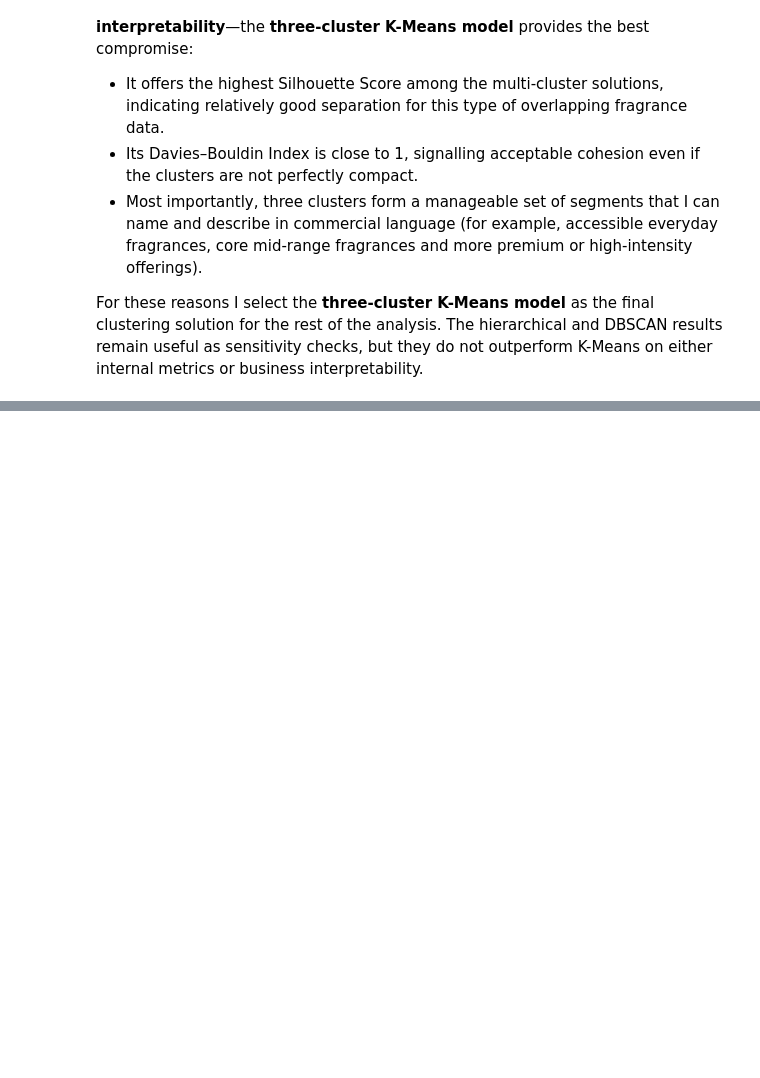
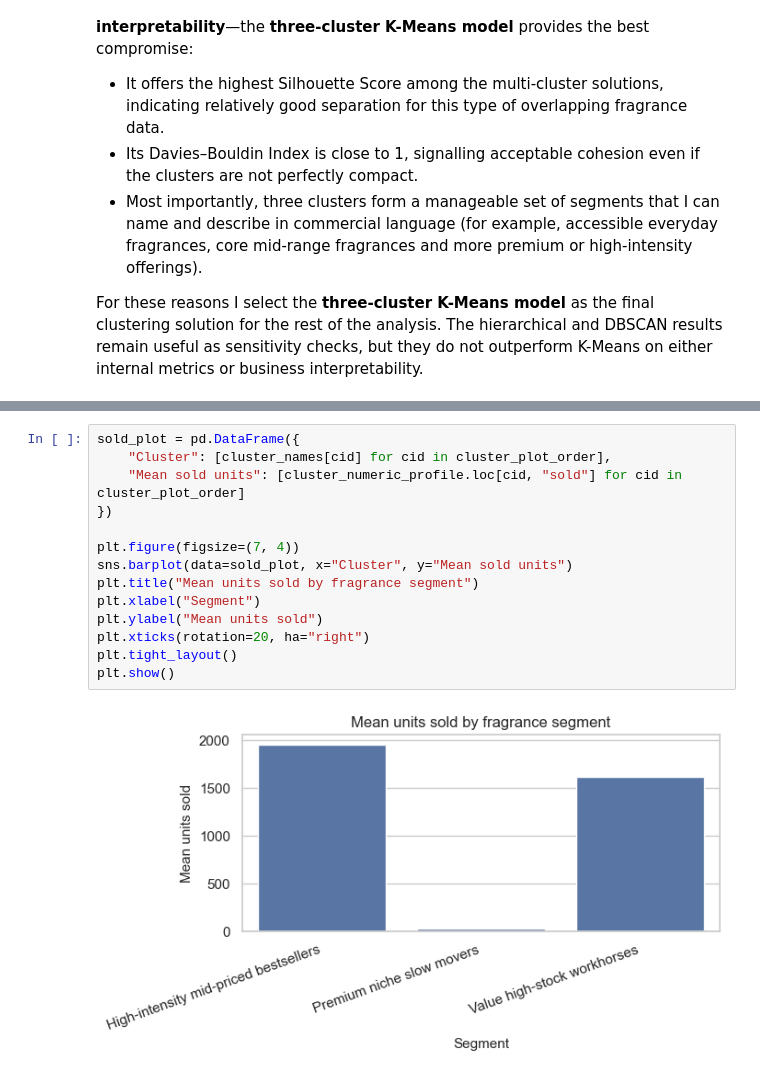
Before and after one commit to OmerTDK/scenttech-fragrance-clustering, a Jupyter notebook: main.ipynb, the cells around one changed output, grey strips where cells are left out. Cells and saved outputs as stored; diff of their text form; blank space fills up the shorter version.

```diff
--- a/main.ipynb
+++ b/main.ipynb
@@ -894,0 +1118,16 @@ For these reasons I select the **three-cluster K-Means model** as the final clus
+# %%
+sold_plot = pd.DataFrame({
+    "Cluster": [cluster_names[cid] for cid in cluster_plot_order],
+    "Mean sold units": [cluster_numeric_profile.loc[cid, "sold"] for cid in cluster_plot_order]
+})
+
+plt.figure(figsize=(7, 4))
+sns.barplot(data=sold_plot, x="Cluster", y="Mean sold units")
+plt.title("Mean units sold by fragrance segment")
+plt.xlabel("Segment")
+plt.ylabel("Mean units sold")
+plt.xticks(rotation=20, ha="right")
+plt.tight_layout()
+plt.show()
+# %% [output]
+[figure, added]
```
Also changed, not shown: parts of 11 cells of this notebook.
